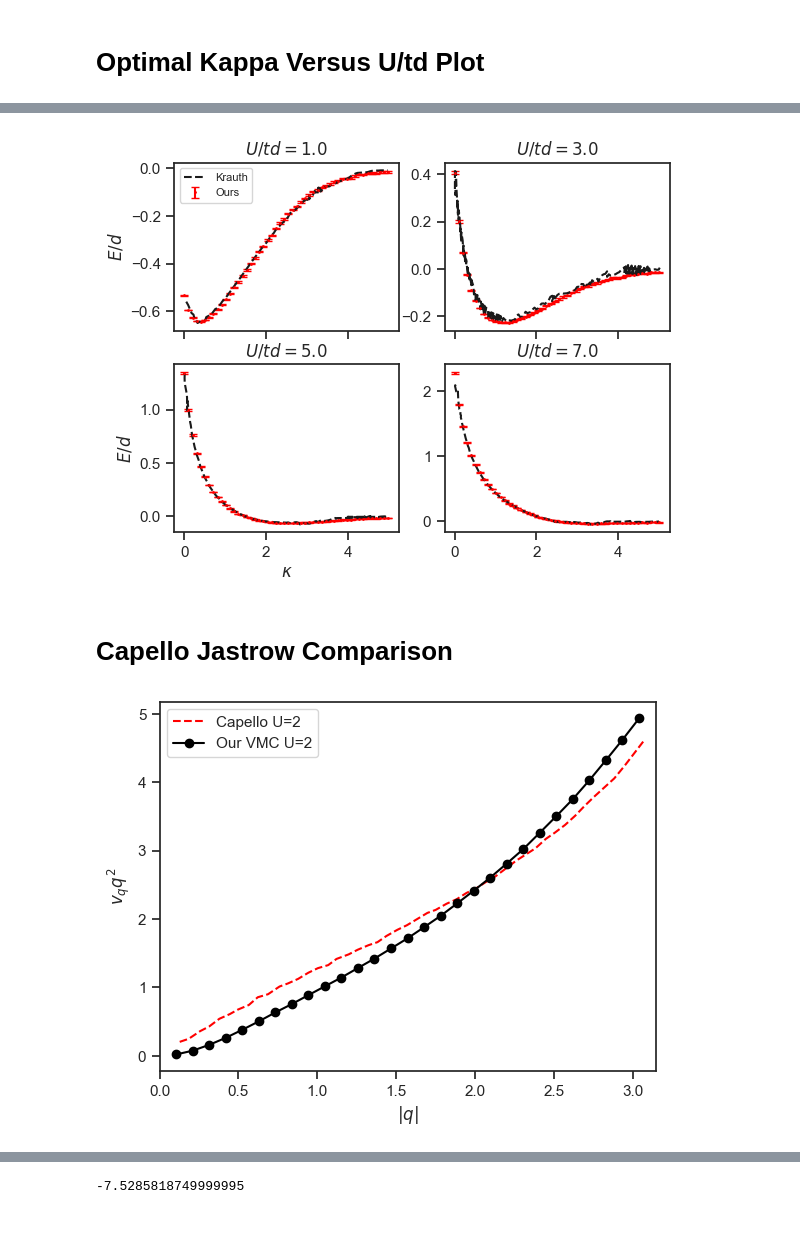
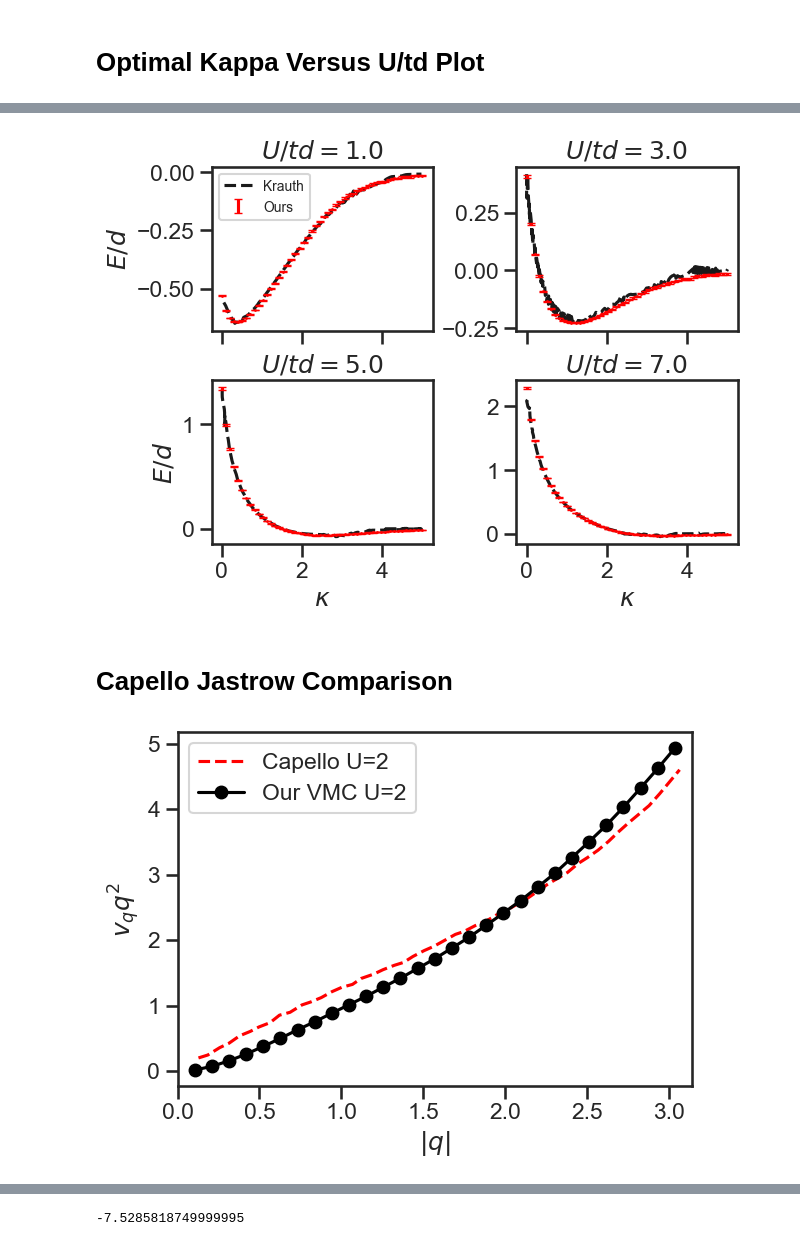
Before and after one commit to wmallah/Bose_Hubbard_VMC, a Jupyter notebook: VMCBoseHubbard/analysis_scripts/benchmark.ipynb, the cells around one changed output, grey strips where cells are left out. Cells and saved outputs as stored; diff of their text form; code cells hidden in the pictures.

```diff
--- a/VMCBoseHubbard/analysis_scripts/benchmark.ipynb
+++ b/VMCBoseHubbard/analysis_scripts/benchmark.ipynb
@@ -9,3 +9,5 @@ import seaborn as sns
 
 sns.set_theme()
 sns.set_style("ticks")
+sns.set_context("talk")
+sns.color_palette("colorblind")
@@ -633,40 +688,41 @@ data_U3 = np.loadtxt("../data/C/1D/L16_N16/E_vs_kappa_U3.0.dat", comments='#')
 data_U3_kappa = data_U3[:, 0]
 data_U3_E = data_U3[:, 1]
 data_U3_E_err = data_U3[:, 2]
 
 # Our U = 5.0 data
 data_U5 = np.loadtxt("../data/C/1D/L16_N16/E_vs_kappa_U5.0.dat", comments='#')
 data_U5_kappa = data_U5[:, 0]
 data_U5_E = data_U5[:, 1]
 data_U5_E_err = data_U5[:, 2]
 
 # Our U = 7.0 data
 data_U7 = np.loadtxt("../data/C/1D/L16_N16/E_vs_kappa_U7.0.dat", comments='#')
 data_U7_kappa = data_U7[:, 0]
 data_U7_E = data_U7[:, 1]
 data_U7_E_err = data_U7[:, 2]
 
-fig, ax = plt.subplots(2, 2, sharex=True)
+fig, ax = plt.subplots(2, 2, sharex=True, constrained_layout=True)
 ax[0,0].set_title(r"$U/td = 1.0$")
+ax[0,0].plot(Krauth_U1_kappa, Krauth_U1_E, c='k', linestyle='--', label="Krauth")
 ax[0,0].errorbar(data_U1_kappa, data_U1_E/16, yerr=data_U1_E_err, fmt='o', markersize=1, color="red", capsize=3, label="Ours")
-ax[0,0].plot(Krauth_U1_kappa, Krauth_U1_E, c='k', linestyle='--', label="Krauth")
 ax[1,0].set_xlabel(r'$\kappa$')
+ax[1,1].set_xlabel(r'$\kappa$')
 ax[0,0].set_ylabel(r'$E/d$')
 ax[1,0].set_ylabel(r'$E/d$')
 ax[0,1].set_title(r"$U/td = 3.0$")
+ax[0,1].plot(Krauth_U3_kappa, Krauth_U3_E, c='k', linestyle='--', label="Krauth")
 ax[0,1].errorbar(data_U3_kappa, data_U3_E/16, yerr=data_U3_E_err, fmt="o", markersize=1, color="red", capsize=3, label="Ours")
-ax[0,1].plot(Krauth_U3_kappa, Krauth_U3_E, c='k', linestyle='--', label="Krauth")
 ax[1,0].set_title(r"$U/td = 5.0$")
+ax[1,0].plot(Krauth_U5_kappa, Krauth_U5_E, c='k', linestyle='--', label="Krauth")
 ax[1,0].errorbar(data_U5_kappa, data_U5_E/16, yerr=data_U5_E_err, fmt="o", markersize=1, color="red", capsize=3, label="Ours")
-ax[1,0].plot(Krauth_U5_kappa, Krauth_U5_E, c='k', linestyle='--', label="Krauth")
 ax[1,1].set_title(r"$U/td = 7.0$")
+ax[1,1].plot(Krauth_U7_kappa, Krauth_U7_E, c='k', linestyle='--', label="Krauth")
 ax[1,1].errorbar(data_U7_kappa, data_U7_E/16, yerr=data_U7_E_err, fmt="o", markersize=1, color="red", capsize=3, label="Ours")
-ax[1,1].plot(Krauth_U7_kappa, Krauth_U7_E, c='k', linestyle='--', label="Krauth")
-ax[0,0].legend(loc='best', fontsize=8)
+ax[0,0].legend(loc='best', fontsize=10)
 plt.savefig("./figures/Krauth_comparison/energy_versus_kappa.pdf")
 plt.show()
 # %% [output]
-[figure, old version]
+[figure, new version]
 # %% [markdown]
 # Capello Jastrow Comparison
 # %%
@@ -732,9 +788,10 @@ ax.set_xlabel(r"$|q|$")
 ax.set_ylabel(r"$v_q q^2$")
 ax.legend()
 
+plt.tight_layout()
 plt.show()
 # %% [output]
-[figure, old version]
+[figure, new version]
 # %%
 # VMC and Capello U = 2.0 60 sites data
 Capello_q_U2, Capello_vq_q2_U2 = load_capello_data("../data/Capello_v_q_q_squared_vs_q_U_2_site_60.csv")
```
Also changed, not shown: parts of 12 cells of this notebook, 19 other files.
